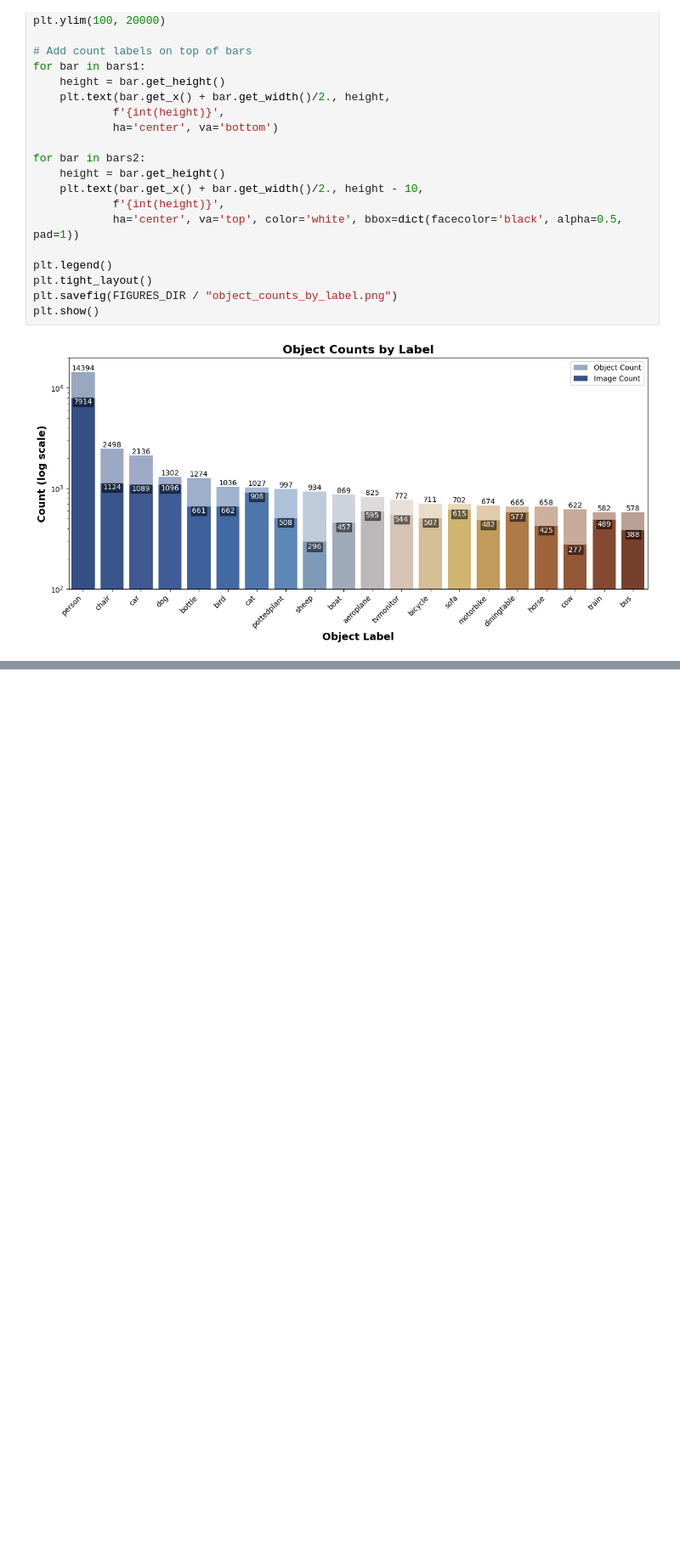
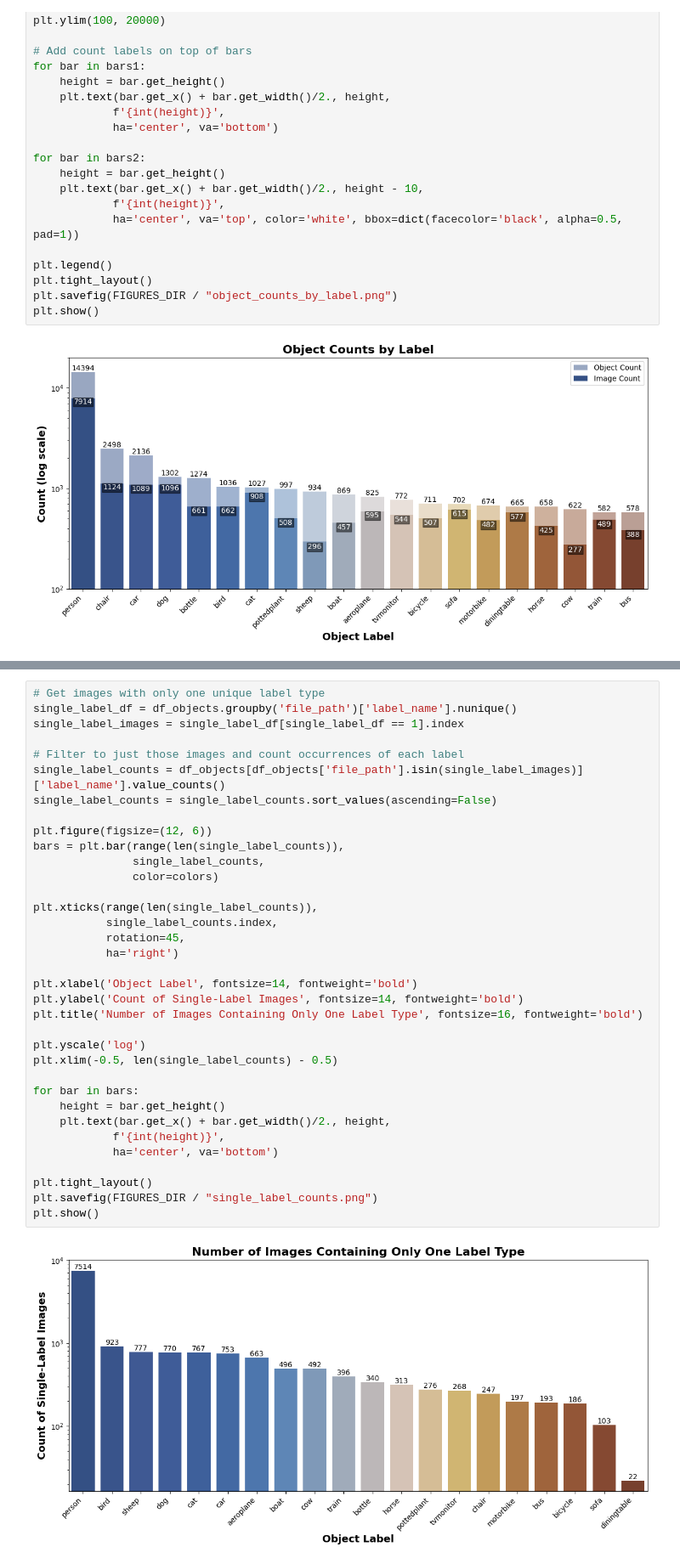
Before and after one commit to ZachParent/mai-object-recognition, a Jupyter notebook: practicals/p1/notes/0.3_dataset_analysis_2025-02-27.ipynb, the cells around one changed output, grey strips where cells are left out. Shown at 85% size. Drawn from its saved outputs; the diff is of its cells as text; blank space fills up the shorter version.

Commit message:
add label co-occurrence plots, and insights

```diff
--- a/practicals/p1/notes/0.3_dataset_analysis_2025-02-27.ipynb
+++ b/practicals/p1/notes/0.3_dataset_analysis_2025-02-27.ipynb
@@ -242,0 +249,37 @@ plt.show()
+# %%
+# Get images with only one unique label type
+single_label_df = df_objects.groupby('file_path')['label_name'].nunique()
+single_label_images = single_label_df[single_label_df == 1].index
+
+# Filter to just those images and count occurrences of each label
+single_label_counts = df_objects[df_objects['file_path'].isin(single_label_images)]['label_name'].value_counts()
+single_label_counts = single_label_counts.sort_values(ascending=False)
+
+plt.figure(figsize=(12, 6))
+bars = plt.bar(range(len(single_label_counts)),
+               single_label_counts,
+               color=colors)
+
+plt.xticks(range(len(single_label_counts)),
+           single_label_counts.index,
+           rotation=45,
+           ha='right')
+
+plt.xlabel('Object Label', fontsize=14, fontweight='bold')
+plt.ylabel('Count of Single-Label Images', fontsize=14, fontweight='bold')
+plt.title('Number of Images Containing Only One Label Type', fontsize=16, fontweight='bold')
+
+plt.yscale('log')
+plt.xlim(-0.5, len(single_label_counts) - 0.5)
+
+for bar in bars:
+    height = bar.get_height()
+    plt.text(bar.get_x() + bar.get_width()/2., height,
+            f'{int(height)}',
+            ha='center', va='bottom')
+
+plt.tight_layout()
+plt.savefig(FIGURES_DIR / "single_label_counts.png")
+plt.show()
+# %% [output]
+[figure, added]
```
Also changed, not shown: parts of 11 cells of this notebook, 3 other files.
